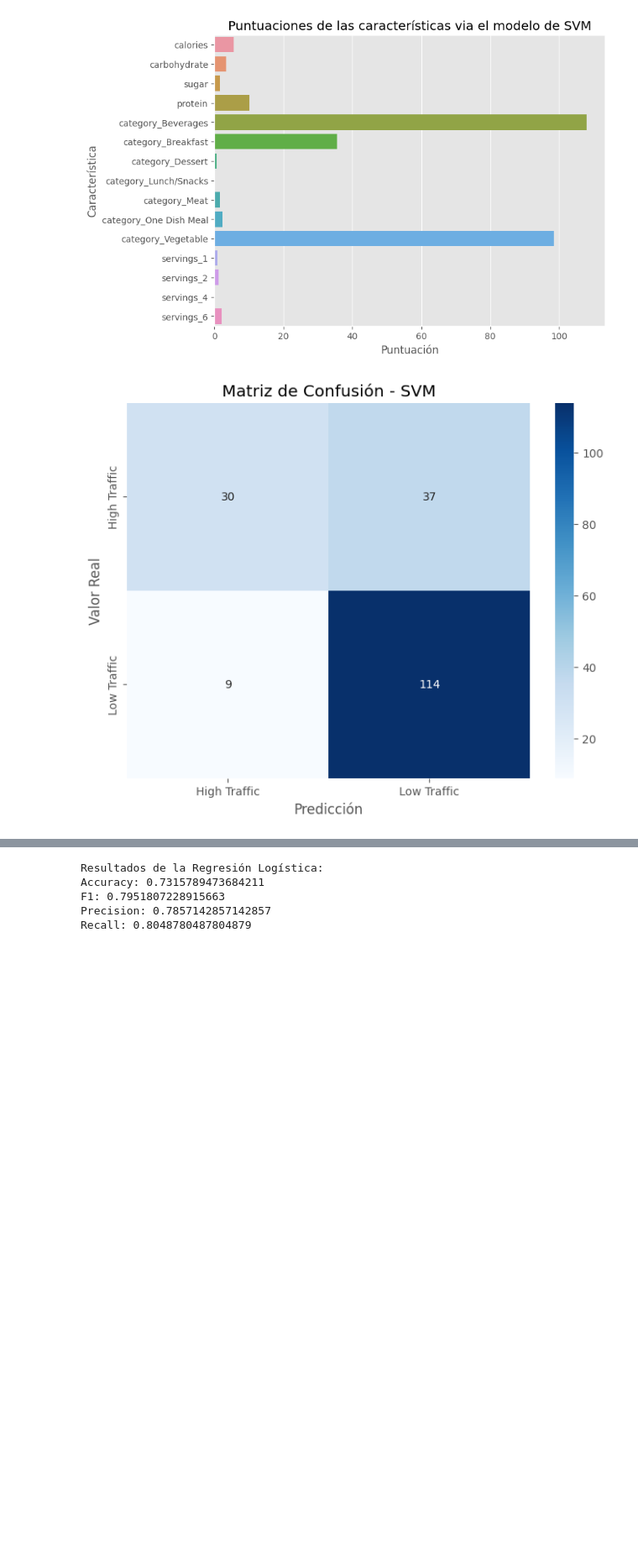
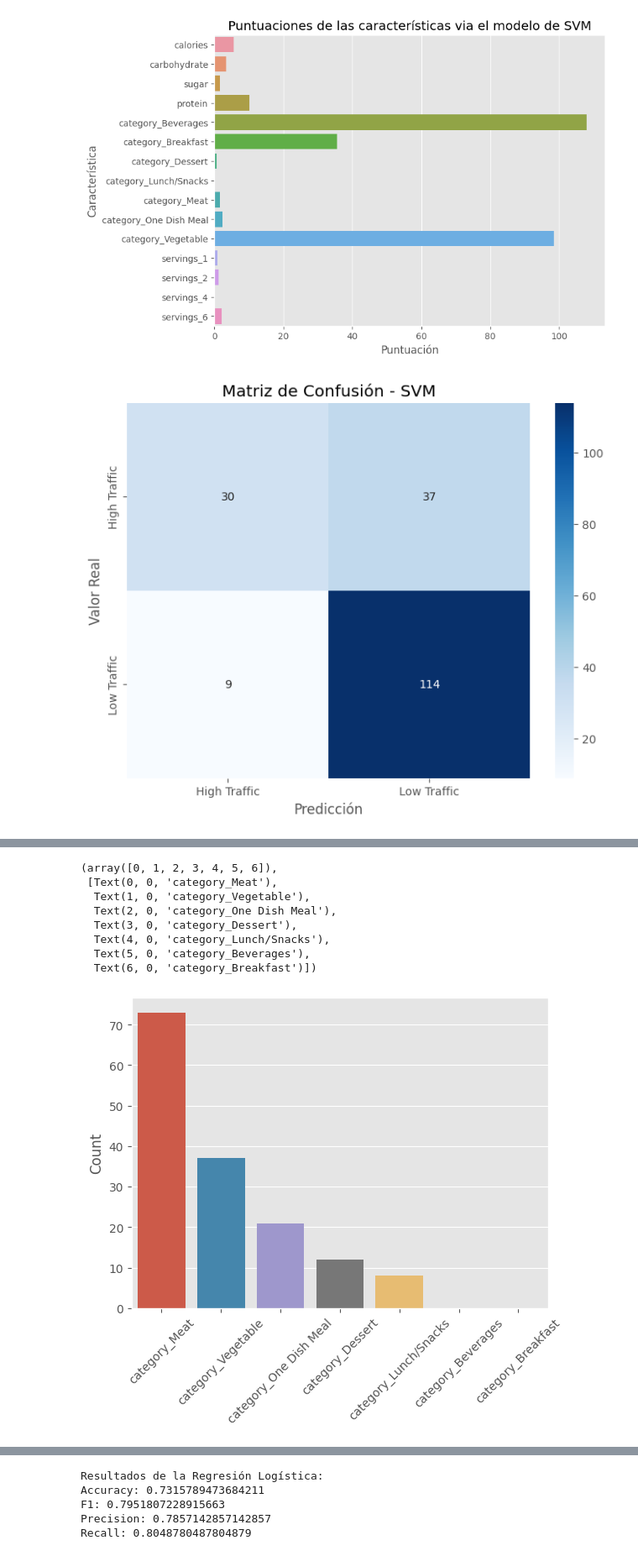
Before and after one commit to jordiTrigo/cf_project, a Jupyter notebook: cf_project.ipynb, the cells around one changed output, grey strips where cells are left out. Shown at 84% size. Drawn from its saved outputs; the diff is of its cells as text; code cells hidden in the pictures; blank space fills up the shorter version.

```diff
--- a/cf_project.ipynb
+++ b/cf_project.ipynb
@@ -632,8 +702,9 @@ svm_grid_search.fit(X_train, y_train)
 
 # Evaluar el modelo SVM en el conjunto de prueba
 svm_best_estimator = svm_grid_search.best_estimator_
-svm_y_pred_proba = svm_best_estimator.predict_proba(X_test)
-svm_y_pred = (svm_y_pred_proba[:, 1] > my_threshold).astype(int)
+svm_y_pred_prob = svm_best_estimator.predict_proba(X_test)[:, 1]
+my_threshold = 0.55
+svm_y_pred = (svm_y_pred_prob >= my_threshold).astype(int)
 
 # Calcular métricas para el modelo SVM
 svm_accuracy = accuracy_score(y_test, svm_y_pred)
@@ -647,6 +718,12 @@ print("Accuracy:", svm_accuracy)
 print("F1:", svm_f1)
 print("Precision:", svm_precision)
 print("Recall:", svm_recall)
+
+# Índices de las recetas con tráfico alto respecto el conjunto de test
+high_traffic_inds = np.where(svm_y_pred == 1)[0]
+
+# Recetas con un tráfico alto
+high_traffic_recs = X_test.iloc[high_traffic_inds]
 
 # Vamos a graficar las puntuaciones respecto a las características seleccionadas
 selector_s = svm_best_estimator.named_steps['selector']
@@ -691,0 +790,18 @@ Recall: 0.926829268292683
+# %%
+# Columna categórica de 'category_'
+df_category = pd.DataFrame(high_traffic_recs.filter(like='category').sum().sort_values(ascending=False))
+df_category.rename(columns={0:'Count'}, inplace=True)
+
+# Mostramos la gráfica de la media
+sns.barplot(x=df_category.index, y='Count', data=df_category)
+plt.xticks(rotation=45)
+# %% [output]
+(array([0, 1, 2, 3, 4, 5, 6]),
+ [Text(0, 0, 'category_Meat'),
+  Text(1, 0, 'category_Vegetable'),
+  Text(2, 0, 'category_One Dish Meal'),
+  Text(3, 0, 'category_Dessert'),
+  Text(4, 0, 'category_Lunch/Snacks'),
+  Text(5, 0, 'category_Beverages'),
+  Text(6, 0, 'category_Breakfast')])
+[figure, added]
```
Also changed, not shown: parts of 32 cells of this notebook.
